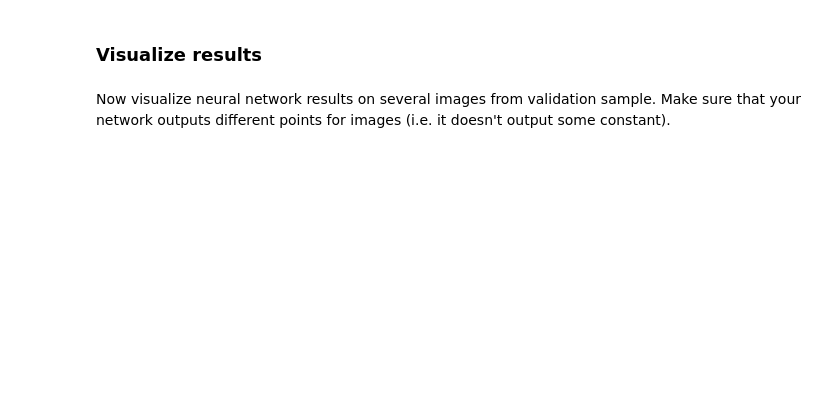
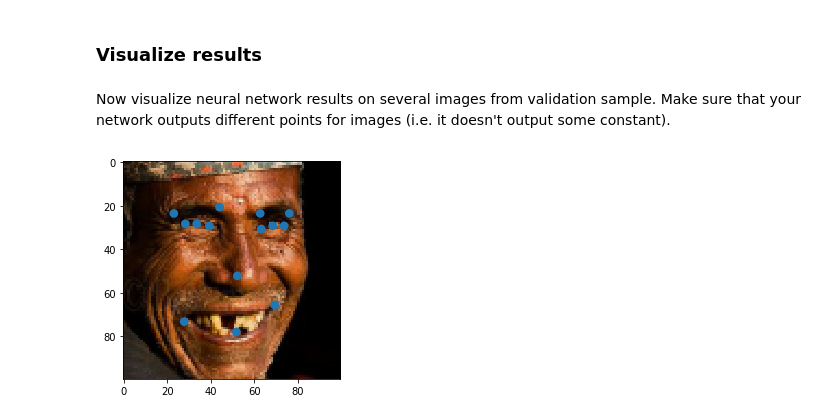
Before and after one commit to kintumiku/hse_cv, a Jupyter notebook: facial-keypoints/Facial keypoints.ipynb, the cells around one changed output. Cells and saved outputs as stored; diff of their text form; code cells hidden in the pictures; blank space fills up the shorter version.

```diff
--- a/facial-keypoints/Facial keypoints.ipynb
+++ b/facial-keypoints/Facial keypoints.ipynb
@@ -68,6 +77,7 @@ from matplotlib.patches import Circle
 def visualize_points(img, points):
     # Write here function which obtains image and normalized
     # coordinates and visualizes points on image
+    img = img*255
     fig,ax = plt.subplots(1)
     ax.set_aspect('equal')
     ax.imshow(img)
@@ -170,5 +182,5 @@ from keras.optimizers import SGD, Adam
 
 # Choose optimizer, compile model and run training
 model.compile(optimizer='adam',loss='mse',metrics=['mse'])
-model.fit(aug_imgs_train,aug_points_train,batch_size=32,epochs=1,validation_data=(imgs_val,points_val))
+model.fit(aug_imgs_train,aug_points_train,batch_size=32,epochs=10,validation_data=(imgs_val,points_val))
 # %% [output]
@@ -180,3 +208,7 @@ Epoch 1/1
 Now visualize neural network results on several images from validation sample. Make sure that your network outputs different points for images (i.e. it doesn't output some constant).
 # %%
 points_test = model.predict(imgs_val)
+# %%
+visualize_points(imgs_val[0], points_val[0])
+# %% [output]
+[figure, added]
```
Also changed, not shown: parts of 13 cells of this notebook.
